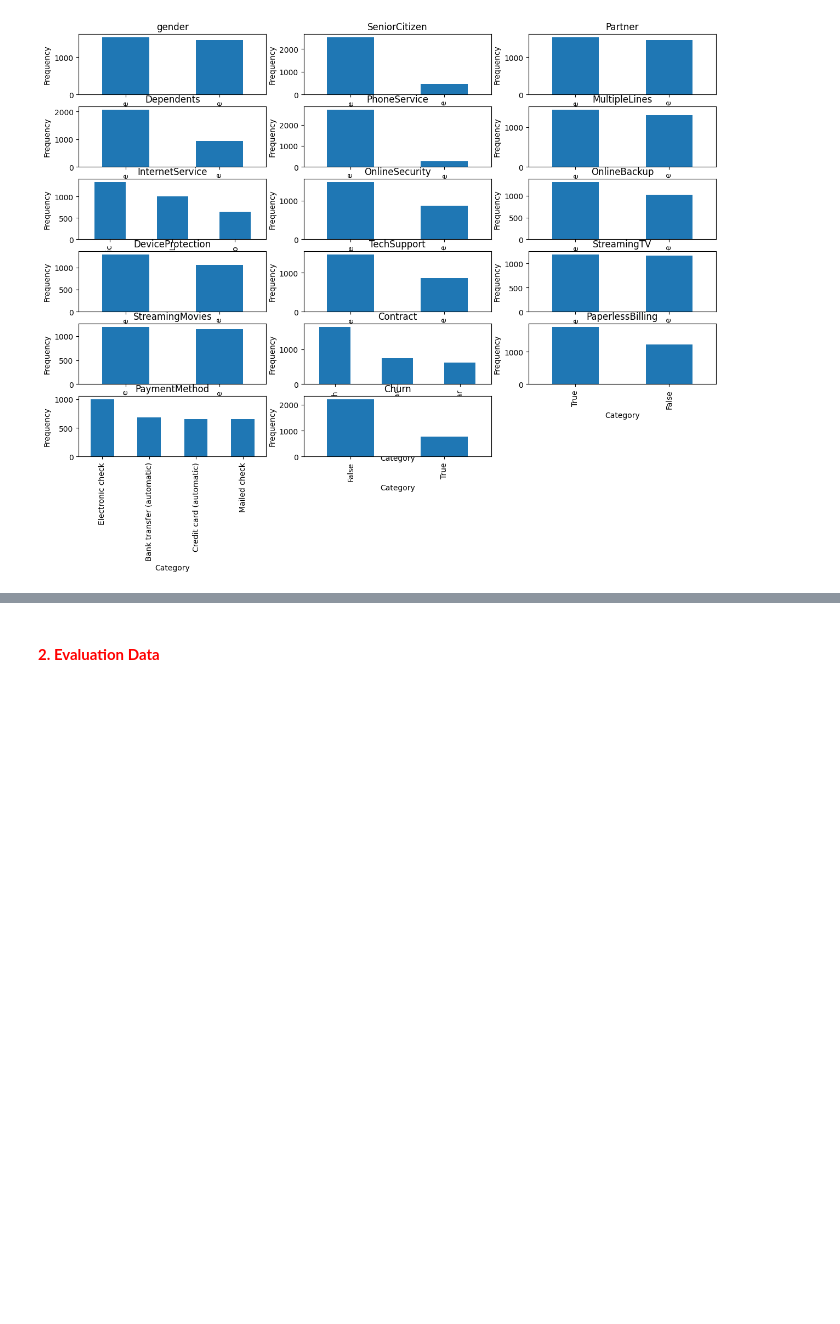
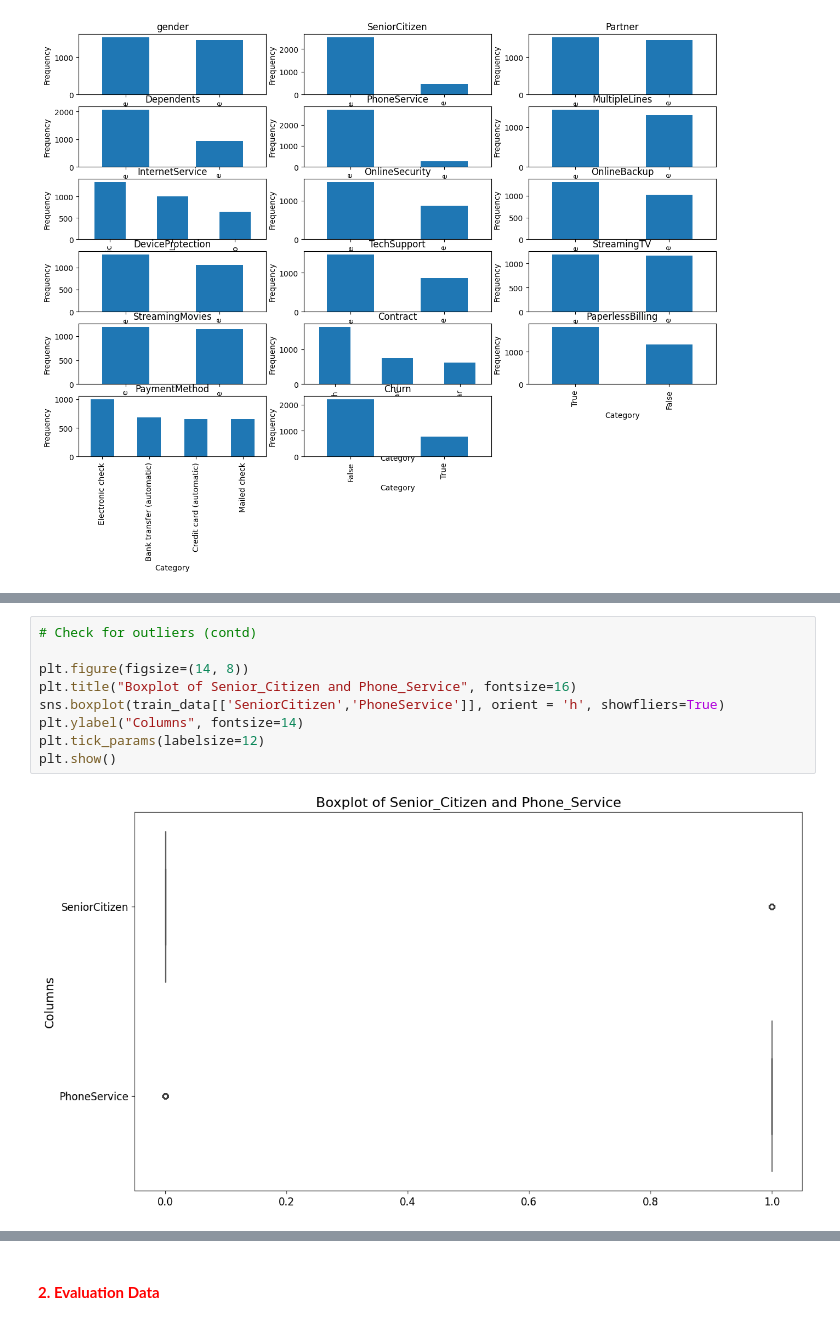
Before and after one commit to Ogoms/Customer-Churn-Prediction, a Jupyter notebook: Notebook/main.ipynb, the cells around one changed output, grey strips where cells are left out. Cells and saved outputs as stored; diff of their text form; blank space fills up the shorter version.

```diff
--- a/Notebook/main.ipynb
+++ b/Notebook/main.ipynb
@@ -262,0 +284,11 @@ plt.show()
+# %%
+# Check for outliers (contd)
+
+plt.figure(figsize=(14, 8))
+plt.title("Boxplot of Senior_Citizen and Phone_Service", fontsize=16)
+sns.boxplot(train_data[['SeniorCitizen','PhoneService']], orient = 'h', showfliers=True)
+plt.ylabel("Columns", fontsize=14)
+plt.tick_params(labelsize=12)
+plt.show()
+# %% [output]
+[figure, added]
```
Also changed, not shown: parts of 27 cells of this notebook.
